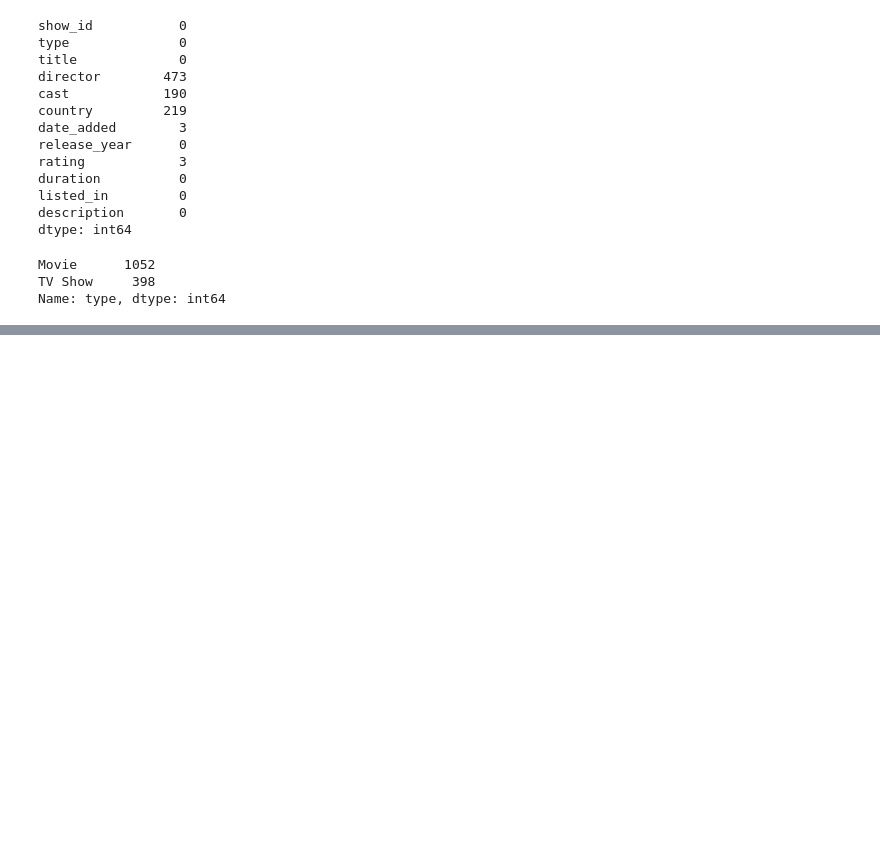
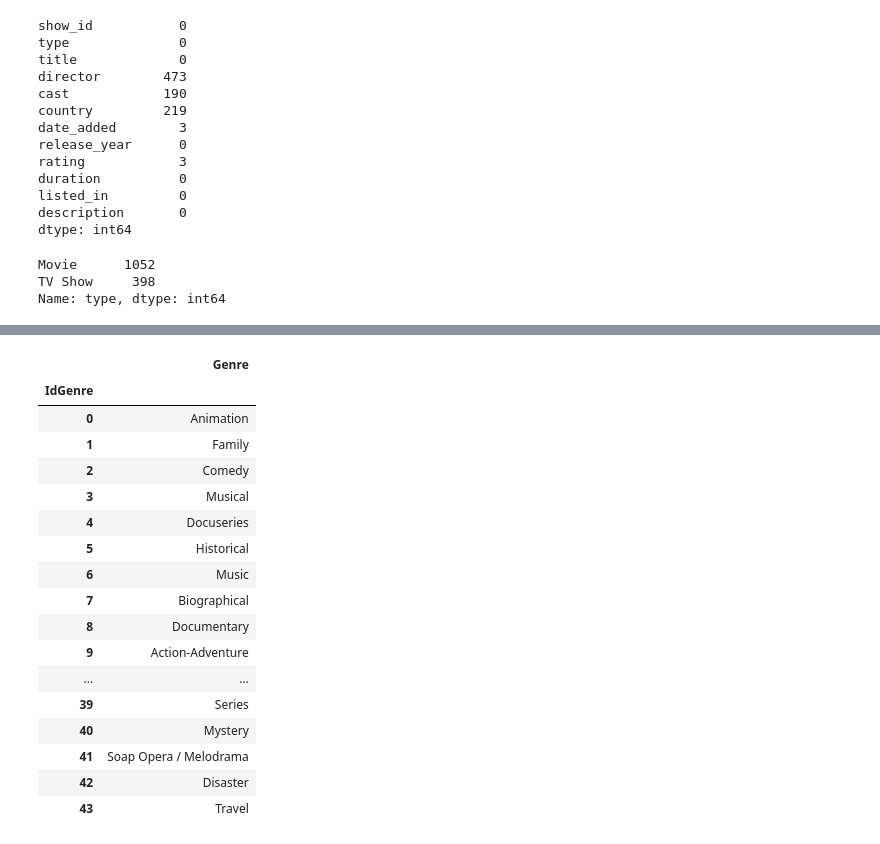
Before and after one commit to fcori47/PI01_DATA05, a Jupyter notebook: pi_engineer.ipynb, the cells around one changed output, grey strips where cells are left out. Cells and saved outputs as stored; diff of their text form; code cells hidden in the pictures; blank space fills up the shorter version.

```diff
--- a/pi_engineer.ipynb
+++ b/pi_engineer.ipynb
@@ -214,0 +269,18 @@ Name: type, dtype: int64
+# %%
+#Se quitan los espacios en blanco, se llenan los valores vacíos con la frase 'Sin Dato' y se crea una tabla con los distintos actores en la plataforma Disney+
+
+disney_plus_titles.cast = disney_plus_titles.cast.str.strip()
+disney_plus_titles.cast = disney_plus_titles.cast.fillna('Sin Dato')
+
+all_disney_cast = []
+
+for disney_cast in disney_plus_titles.cast:
+    splited_disney_cast = disney_cast.split(',')
+    for splited_disney in splited_disney_cast:
+        all_disney_cast.append(splited_disney.strip())
+
+all_disney_cast = pd.Series(all_disney_cast)
+all_disney_cast = pd.unique(all_disney_cast)
+all_disney_cast_df = pd.DataFrame({'IdActor': np.arange(len(all_disney_cast)), 'Actor Name': all_disney_cast})
+all_disney_cast_df.set_index('IdActor', inplace=True)
+all_disney_cast_df
@@ -214,0 +302,5 @@ Name: type, dtype: int64
+# %%
+#Se cambia el formato de la columna 'date_added' a datetime
+
+disney_plus_titles.date_added = pd.to_datetime(disney_plus_titles.date_added)
+disney_plus_titles.date_added
@@ -214,0 +326,5 @@ Name: type, dtype: int64
+# %%
+#Se cambia el año de salida de la película/serie en cuestión a string
+
+disney_plus_titles.release_year = disney_plus_titles.release_year.astype(str)
+disney_plus_titles.dtypes
@@ -214,0 +345,36 @@ Name: type, dtype: int64
+# %%
+#Se quitan los espacios y se crea una tabla con los distintos géneros de películas y series en Disney+
+
+disney_plus_titles.listed_in = disney_plus_titles.listed_in.str.strip()
+
+all_listed_in_disney = []
+
+for listed in disney_plus_titles.listed_in:
+    splited_listed_disney = listed.split(',')
+    for all_listed in splited_listed_disney:
+        all_listed_in_disney.append(all_listed.strip())
+
+all_listed_in_disney = pd.Series(all_listed_in_disney)
+all_listed_in_disney = pd.unique(all_listed_in_disney)
+all_listed_in_disney_df = pd.DataFrame({'IdGenre': np.arange(len(all_listed_in_disney)), 'Genre': all_listed_in_disney})
+all_listed_in_disney_df.set_index('IdGenre', inplace=True)
+all_listed_in_disney_df
+# %% [output]
+|  | Genre |
+| IdGenre |  |
+| 0 | Animation |
+| 1 | Family |
+| 2 | Comedy |
+| 3 | Musical |
+| 4 | Docuseries |
+| 5 | Historical |
+| 6 | Music |
+| 7 | Biographical |
+| 8 | Documentary |
+| 9 | Action-Adventure |
+| ... | ... |
+| 39 | Series |
+| 40 | Mystery |
+| 41 | Soap Opera / Melodrama |
+| 42 | Disaster |
+| 43 | Travel |
```
Also changed, not shown: parts of 16 cells of this notebook.
